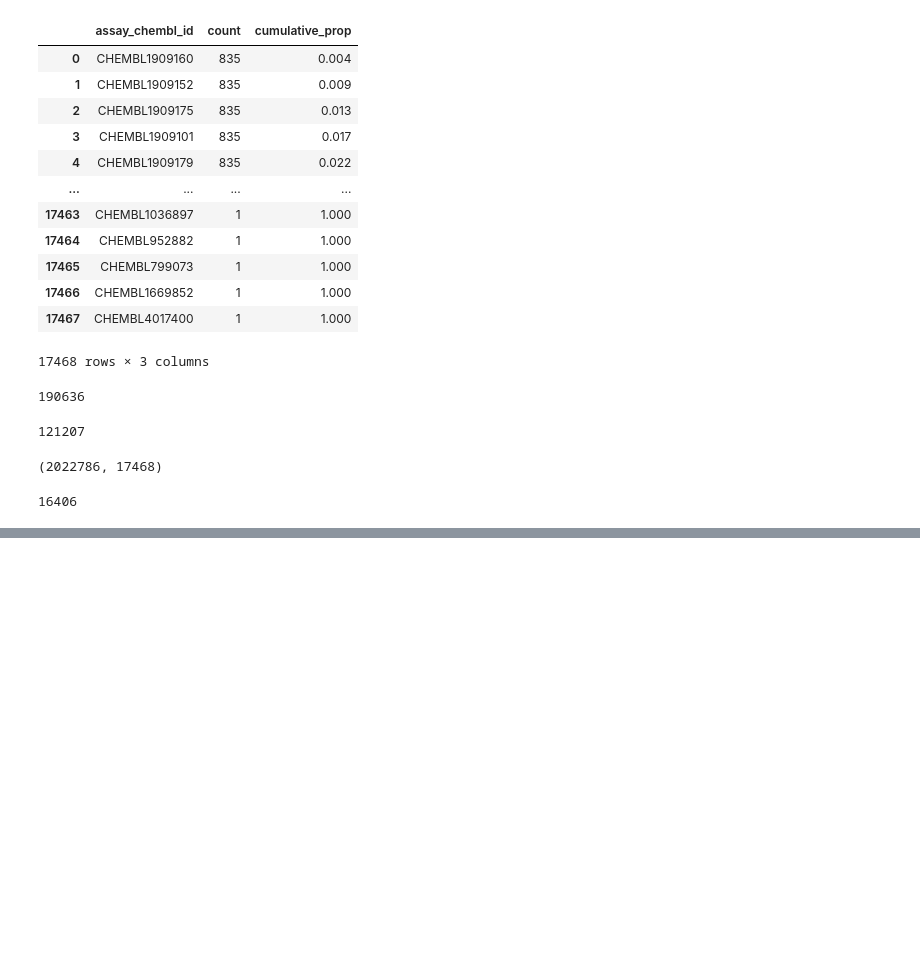
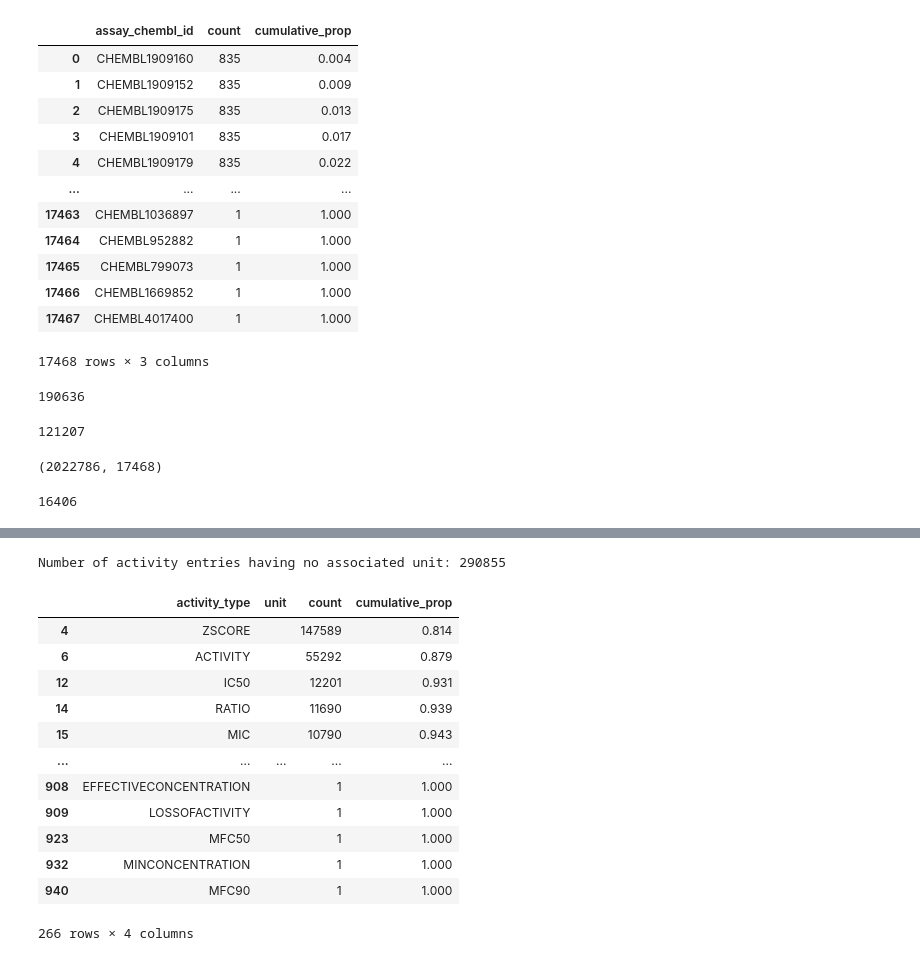
Before and after one commit to ersilia-os/chembl-antimicrobial-tasks, a Jupyter notebook: notebooks/06_clean_activities.ipynb, the cells around one changed output, grey strips where cells are left out. Cells and saved outputs as stored; diff of their text form; code cells hidden in the pictures; blank space fills up the shorter version.

```diff
--- a/notebooks/06_clean_activities.ipynb
+++ b/notebooks/06_clean_activities.ipynb
@@ -276,3 +317,31 @@ print(f"100 pairs coverage: {out['cumulative_prop'].tolist()[100]}")
+# %%
+s = pathogen_data[["activity_type", "unit"]].astype("string").fillna("")
+out = (
+s.value_counts(subset=["activity_type", "unit"], dropna=False)
+    .reset_index(name="count")
+    .sort_values("count", ascending=False, ignore_index=True)
+)
+total_count = out['count'].sum()
+out['cumulative_prop'] = (out['count'].cumsum() / total_count).round(3)
+print(f"Number of activity entries having no associated unit: {sum(out[out['unit'] == '']['count'])}")
+# %% [output]
+Number of activity entries having no associated unit: 290855
+# %%
+out[out['unit'] == '']
+# %% [output]
+|  | activity_type | unit | count | cumulative_prop |
+| 4 | ZSCORE |  | 147589 | 0.814 |
+| 6 | ACTIVITY |  | 55292 | 0.879 |
+| 12 | IC50 |  | 12201 | 0.931 |
+| 14 | RATIO |  | 11690 | 0.939 |
+| 15 | MIC |  | 10790 | 0.943 |
+| ... | ... | ... | ... | ... |
+| 908 | EFFECTIVECONCENTRATION |  | 1 | 1.000 |
+| 909 | LOSSOFACTIVITY |  | 1 | 1.000 |
+| 923 | MFC50 |  | 1 | 1.000 |
+| 932 | MINCONCENTRATION |  | 1 | 1.000 |
+| 940 | MFC90 |  | 1 | 1.000 |
+266 rows × 4 columns
 # %%
 out[:10]
 # %%
```
Also changed, not shown: parts of 6 cells of this notebook, 5 other files.
